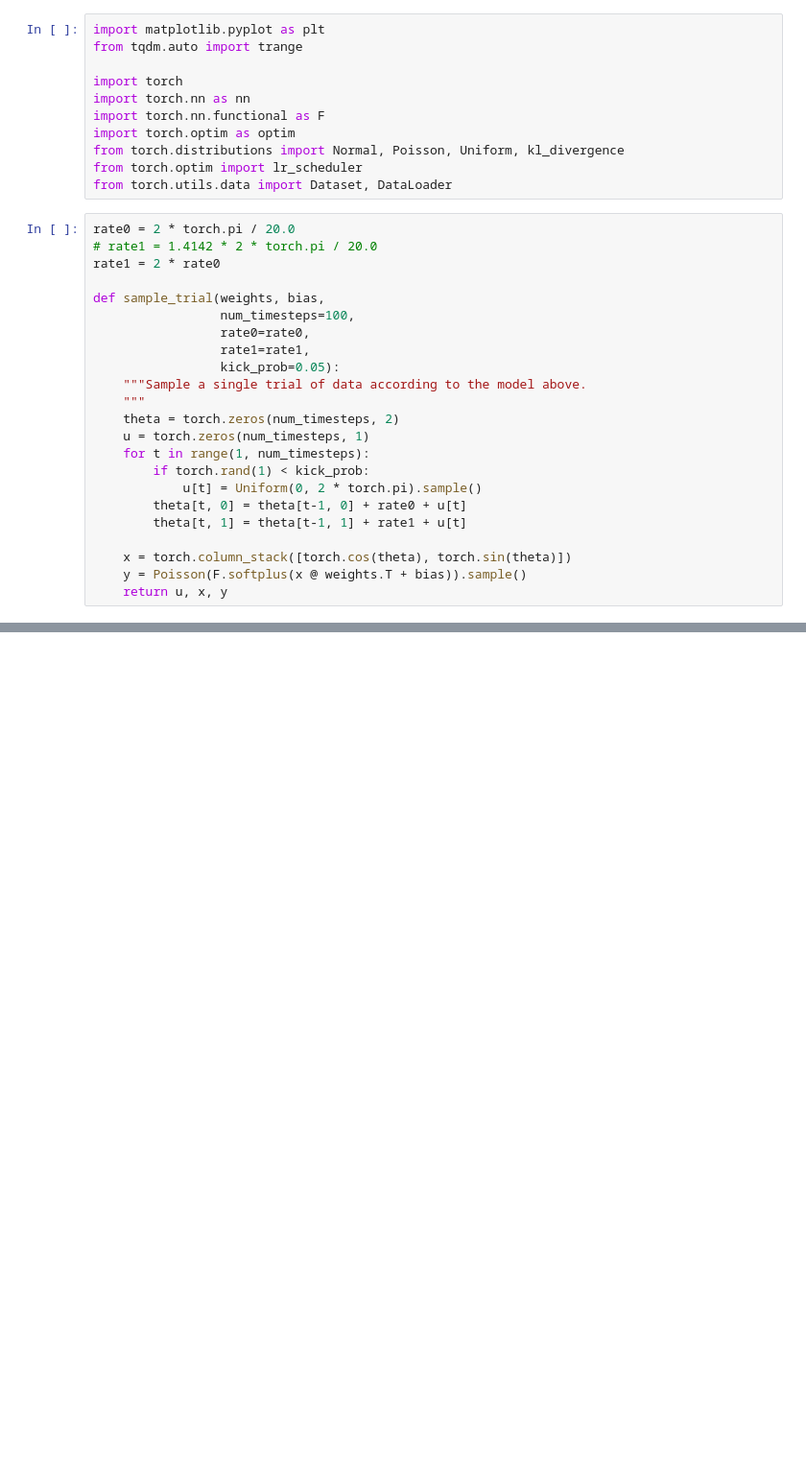
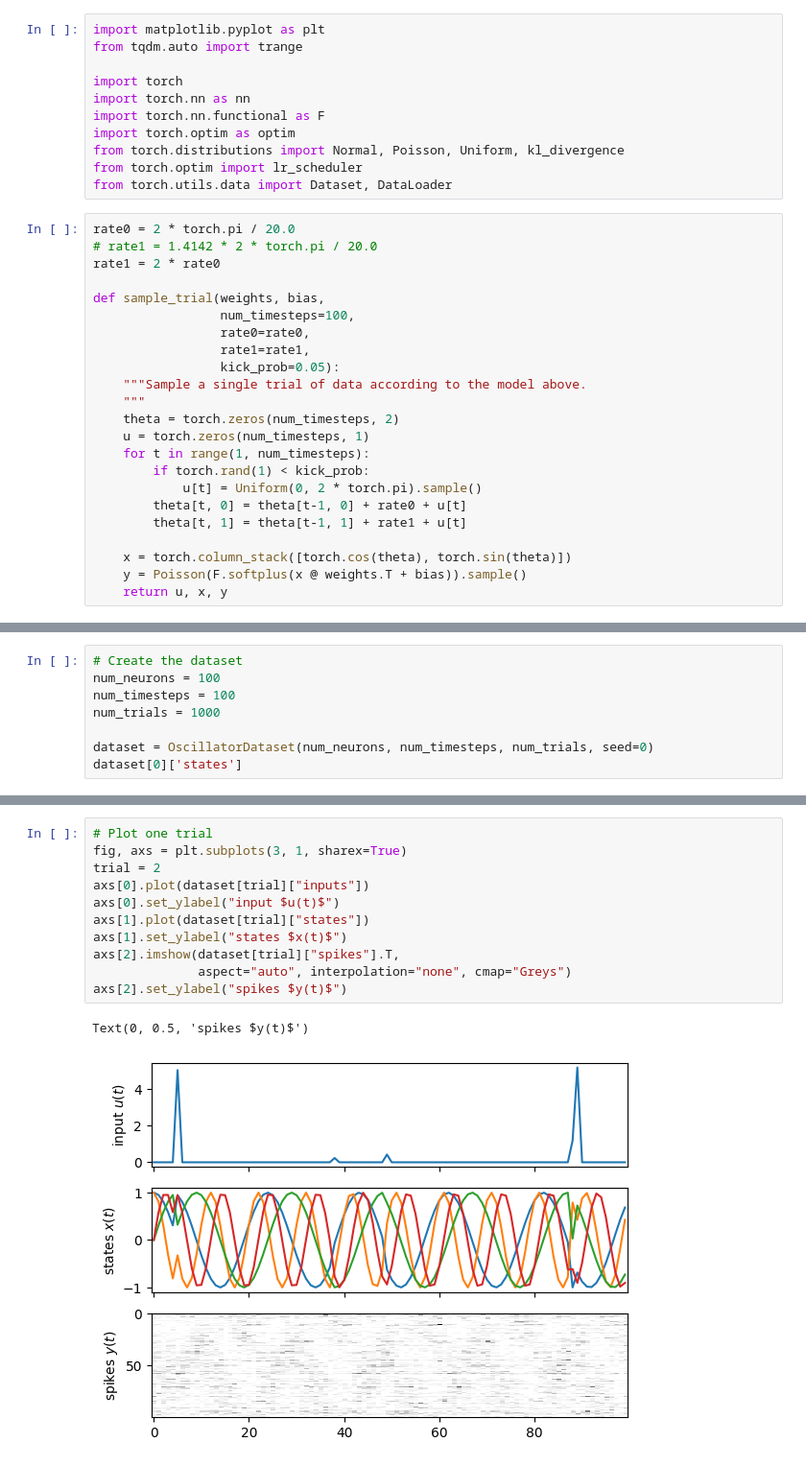
Before and after one commit to mariakesa/NeuroGarage, a Jupyter notebook: lfads_tutorial/tutorial.ipynb, the cells around one changed output, grey strips where cells are left out. Shown at 96% size. Saved outputs shown, nothing was run; the diff lists cells and outputs as text; blank space fills up the shorter version.

```diff
--- a/lfads_tutorial/tutorial.ipynb
+++ b/lfads_tutorial/tutorial.ipynb
@@ -75,0 +74,8 @@ tensor([8, 0, 1, 3, 6, 7, 2, 4, 5, 9])
+# %%
+# Create the dataset
+num_neurons = 100
+num_timesteps = 100
+num_trials = 1000
+
+dataset = OscillatorDataset(num_neurons, num_timesteps, num_trials, seed=0)
+dataset[0]['states']
@@ -75,0 +113,14 @@ tensor([8, 0, 1, 3, 6, 7, 2, 4, 5, 9])
+# %%
+# Plot one trial
+fig, axs = plt.subplots(3, 1, sharex=True)
+trial = 2
+axs[0].plot(dataset[trial]["inputs"])
+axs[0].set_ylabel("input $u(t)$")
+axs[1].plot(dataset[trial]["states"])
+axs[1].set_ylabel("states $x(t)$")
+axs[2].imshow(dataset[trial]["spikes"].T,
+              aspect="auto", interpolation="none", cmap="Greys")
+axs[2].set_ylabel("spikes $y(t)$")
+# %% [output]
+Text(0, 0.5, 'spikes $y(t)$')
+[figure, added]
```
Also changed, not shown: parts of 3 cells of this notebook, 10 other files.
